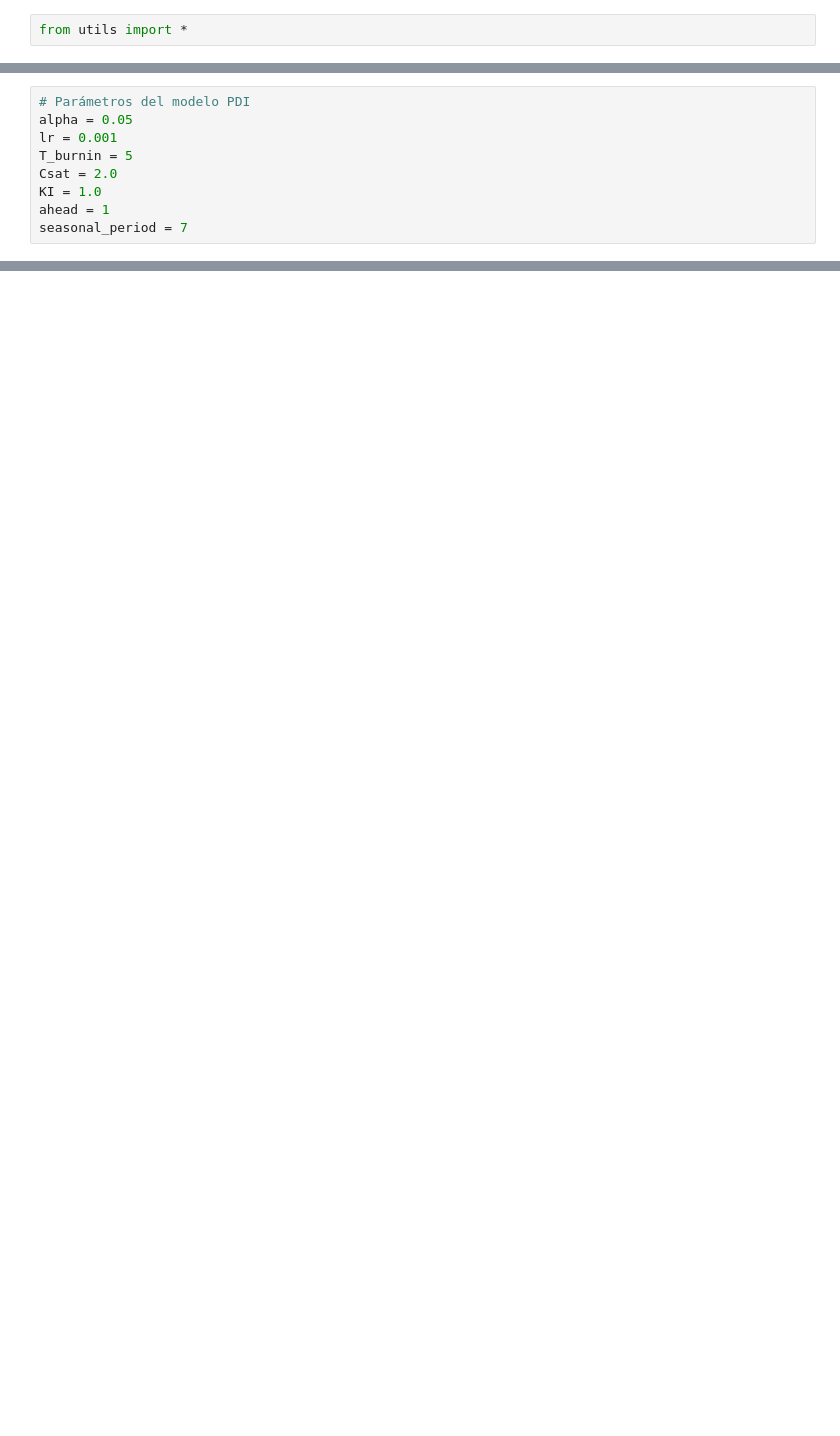
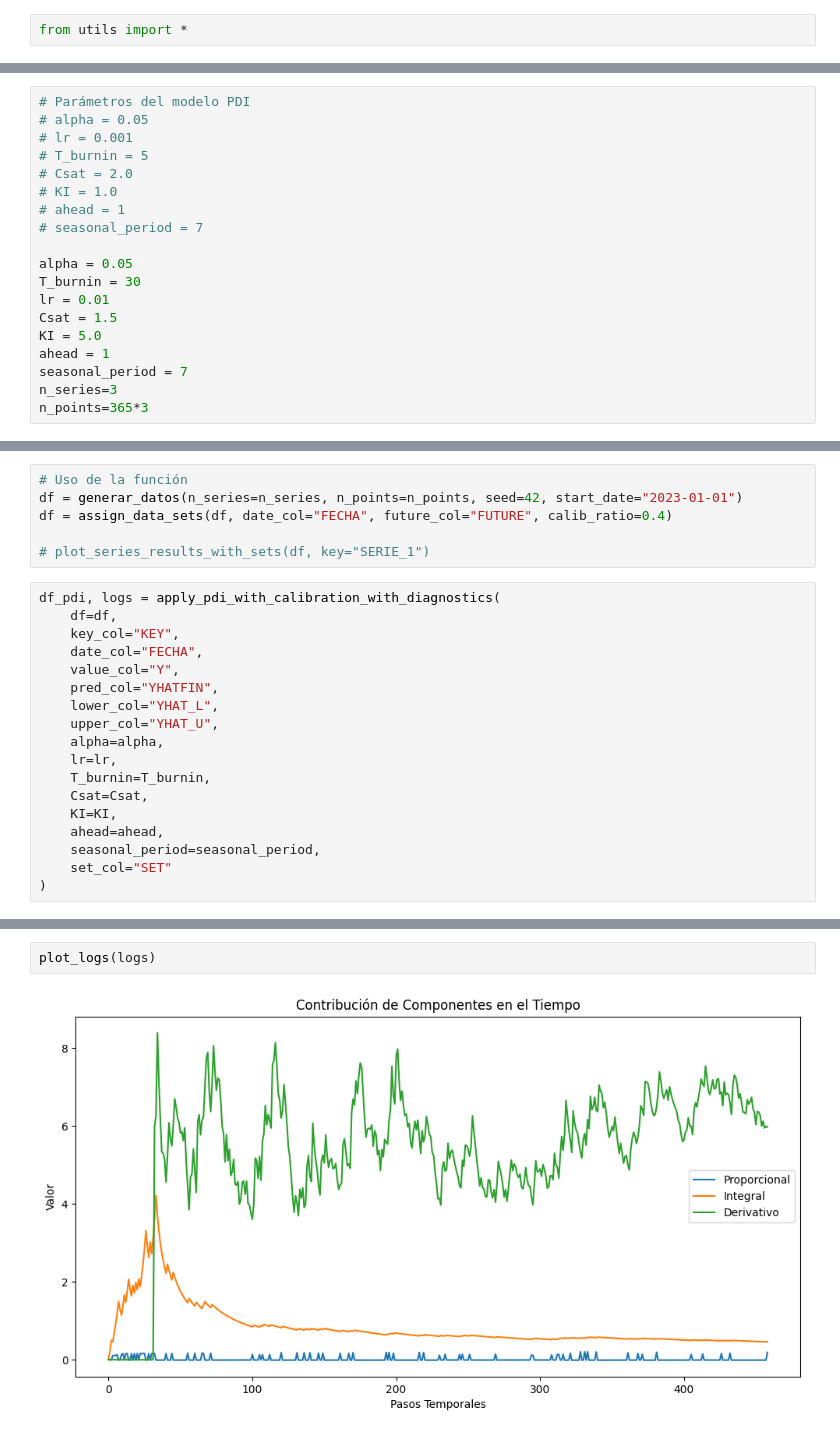
Before and after one commit to Julianquin/PDIHC, a Jupyter notebook: main.ipynb, the cells around one changed output, grey strips where cells are left out. Cells and saved outputs as stored; diff of their text form; blank space fills up the shorter version.

Commit message:
Calibrado!!!!

```diff
--- a/main.ipynb
+++ b/main.ipynb
@@ -3,9 +15,19 @@ from utils import *
 # %%
 # Parámetros del modelo PDI
+# alpha = 0.05
+# lr = 0.001
+# T_burnin = 5
+# Csat = 2.0
+# KI = 1.0
+# ahead = 1
+# seasonal_period = 7
+
 alpha = 0.05
-lr = 0.001
-T_burnin = 5
-Csat = 2.0
-KI = 1.0
+T_burnin = 30
+lr = 0.01
+Csat = 1.5
+KI = 5.0
 ahead = 1
 seasonal_period = 7
+n_series=3
+n_points=365*3
@@ -106,0 +34,24 @@ print(df_pdi.to_string())
+# %%
+# Uso de la función
+df = generar_datos(n_series=n_series, n_points=n_points, seed=42, start_date="2023-01-01")
+df = assign_data_sets(df, date_col="FECHA", future_col="FUTURE", calib_ratio=0.4)
+
+# plot_series_results_with_sets(df, key="SERIE_1")
+# %%
+df_pdi, logs = apply_pdi_with_calibration_with_diagnostics(
+    df=df,
+    key_col="KEY",
+    date_col="FECHA",
+    value_col="Y",
+    pred_col="YHATFIN",
+    lower_col="YHAT_L",
+    upper_col="YHAT_U",
+    alpha=alpha,
+    lr=lr,
+    T_burnin=T_burnin,
+    Csat=Csat,
+    KI=KI,
+    ahead=ahead,
+    seasonal_period=seasonal_period,
+    set_col="SET"
+)
@@ -106,0 +116,4 @@ print(df_pdi.to_string())
+# %%
+plot_logs(logs)
+# %% [output]
+[figure, added]
```
Also changed, not shown: parts of 9 cells of this notebook, 3 other files.
